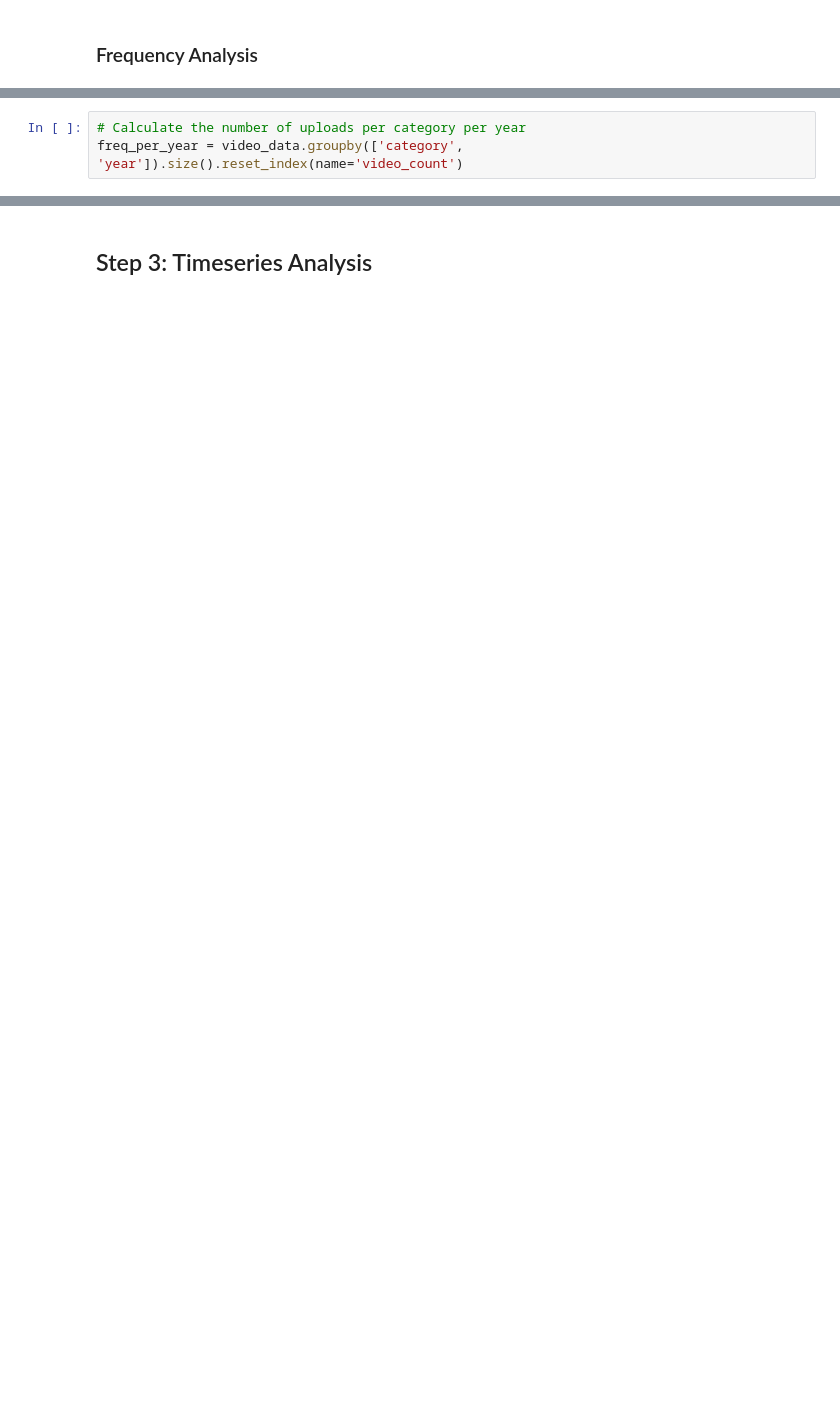
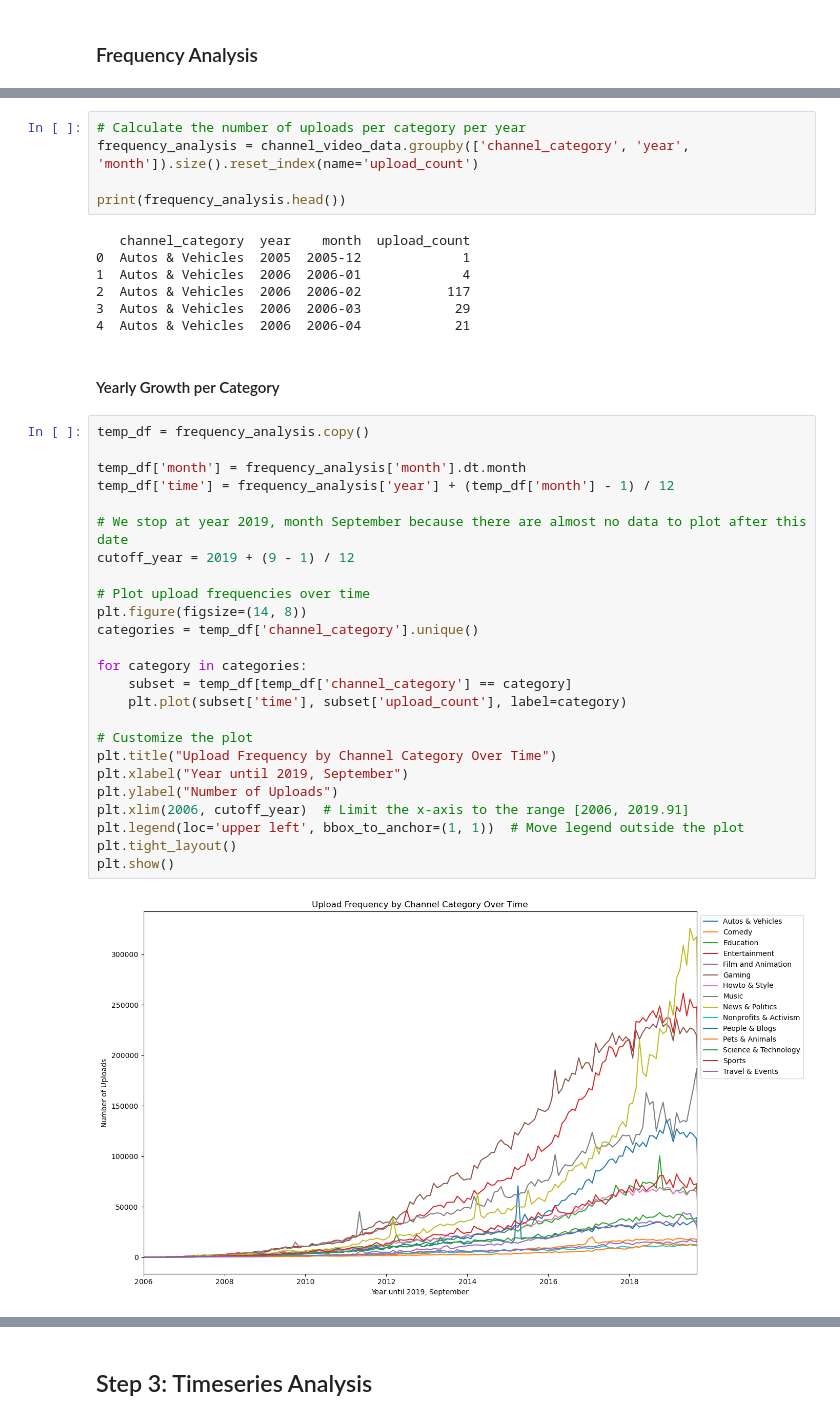
Before and after one commit to epfl-ada/ada-2024-project-panada, a Jupyter notebook: YouTube_Content_Analysis.ipynb, the cells around one changed output, grey strips where cells are left out. Saved outputs shown, nothing was run; the diff lists cells and outputs as text; blank space fills up the shorter version.

Commit message:
started the frequency analysis

```diff
--- a/YouTube_Content_Analysis.ipynb
+++ b/YouTube_Content_Analysis.ipynb
@@ -194,3 +199,41 @@ Since some channels assigned as a certain category create videos of another cate
 # %%
 # Calculate the number of uploads per category per year
-freq_per_year = video_data.groupby(['category', 'year']).size().reset_index(name='video_count')
+frequency_analysis = channel_video_data.groupby(['channel_category', 'year', 'month']).size().reset_index(name='upload_count')
+
+print(frequency_analysis.head())
+# %% [output]
+   channel_category  year    month  upload_count
+0  Autos & Vehicles  2005  2005-12             1
+1  Autos & Vehicles  2006  2006-01             4
+2  Autos & Vehicles  2006  2006-02           117
+3  Autos & Vehicles  2006  2006-03            29
+4  Autos & Vehicles  2006  2006-04            21
+# %% [markdown]
+#### Yearly Growth per Category
+# %%
+temp_df = frequency_analysis.copy()
+
+temp_df['month'] = frequency_analysis['month'].dt.month
+temp_df['time'] = frequency_analysis['year'] + (temp_df['month'] - 1) / 12
+
+# We stop at year 2019, month September because there are almost no data to plot after this date
+cutoff_year = 2019 + (9 - 1) / 12
+
+# Plot upload frequencies over time
+plt.figure(figsize=(14, 8))
+categories = temp_df['channel_category'].unique()
+
+for category in categories:
+    subset = temp_df[temp_df['channel_category'] == category]
+    plt.plot(subset['time'], subset['upload_count'], label=category)
+
+# Customize the plot
+plt.title("Upload Frequency by Channel Category Over Time")
+plt.xlabel("Year until 2019, September")
+plt.ylabel("Number of Uploads")
+plt.xlim(2006, cutoff_year)  # Limit the x-axis to the range [2006, 2019.91]
+plt.legend(loc='upper left', bbox_to_anchor=(1, 1))  # Move legend outside the plot
+plt.tight_layout()
+plt.show()
+# %% [output]
+[figure, added]
```
Also changed, not shown: parts of 21 cells of this notebook.
